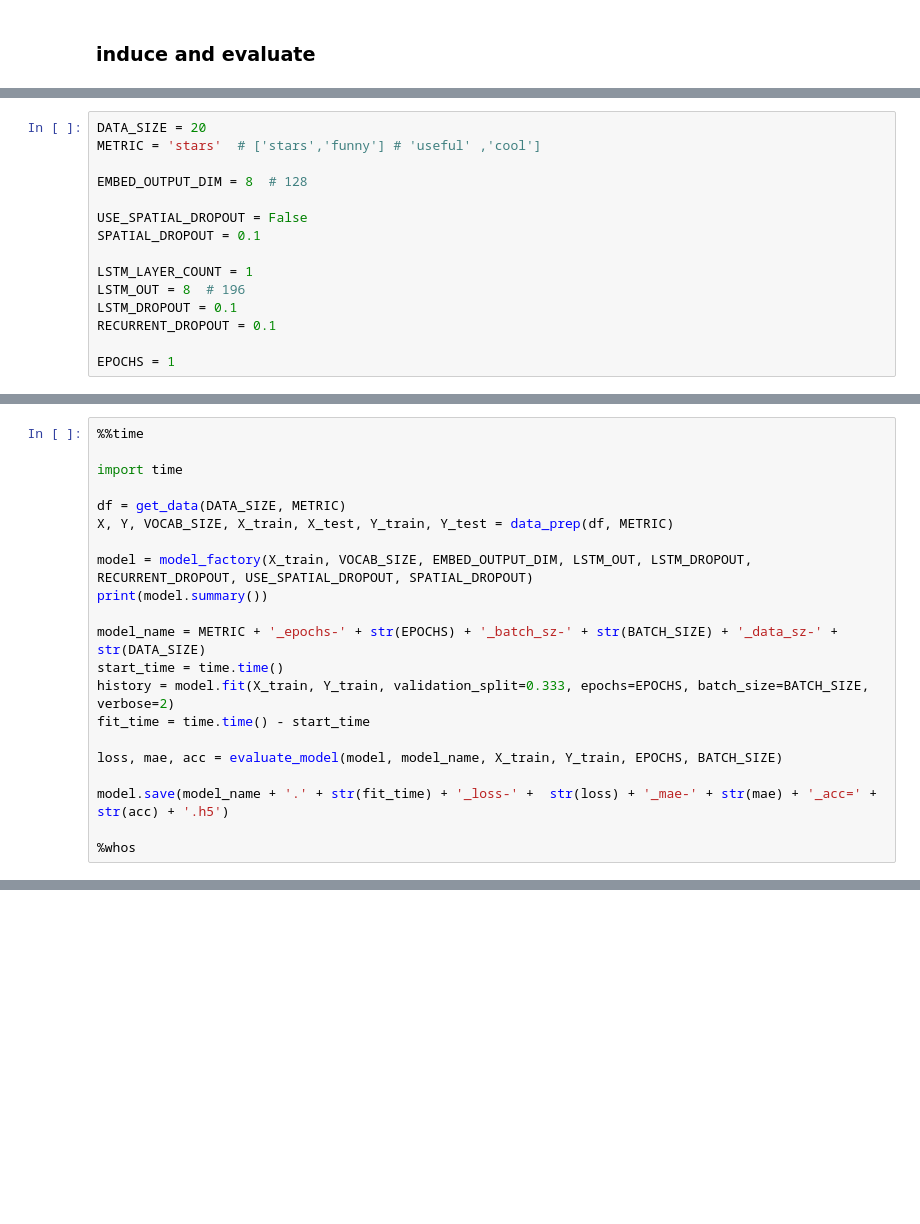
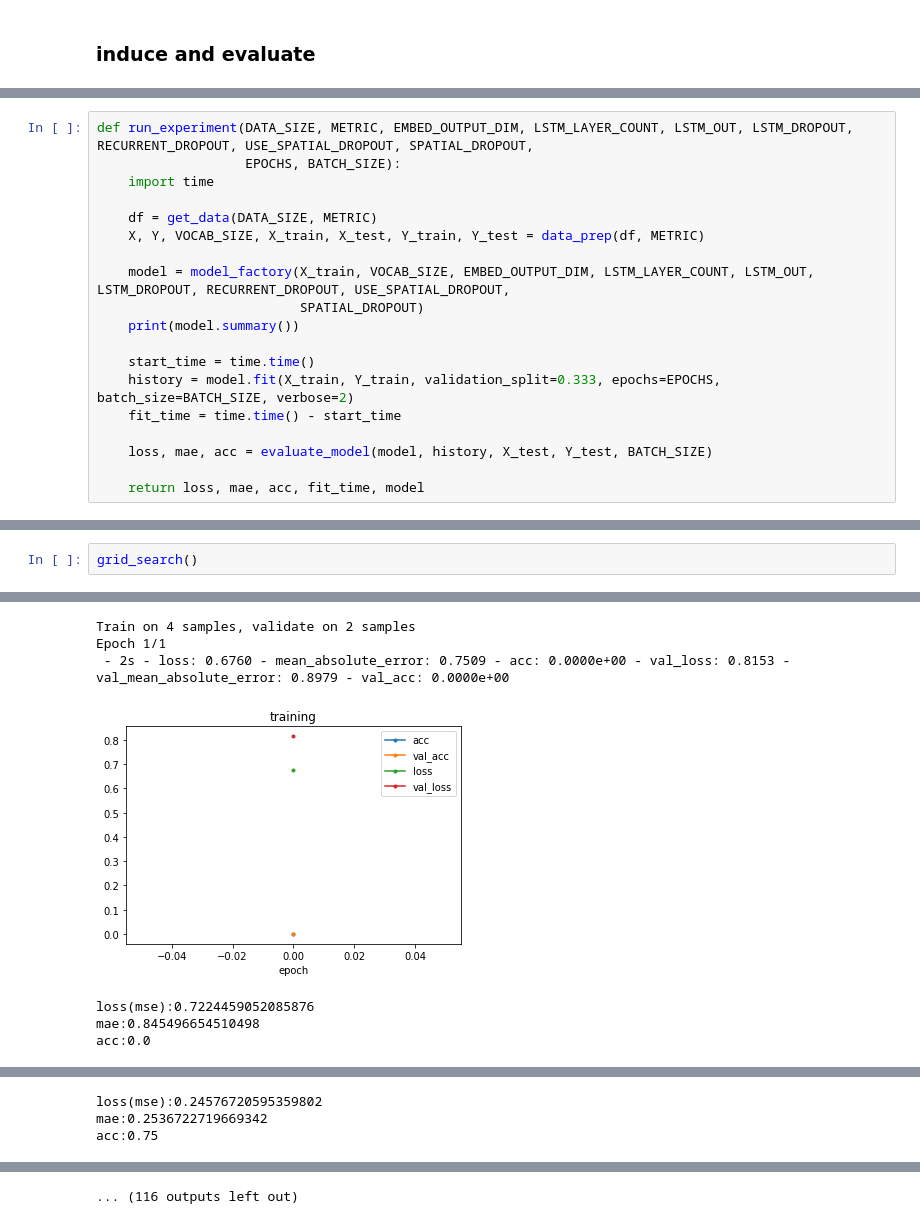
Before and after one commit to will-hill/Yelp_NLP, a Jupyter notebook: 4.Grid_Search_Parameters.ipynb, the cells around one changed output, grey strips where cells are left out. Cells and saved outputs as stored; diff of their text form; blank space fills up the shorter version.

Commit message:
wrote lots of code around saving results and models for re-use

```diff
--- a/4.Grid_Search_Parameters.ipynb
+++ b/4.Grid_Search_Parameters.ipynb
@@ -105,15 +115,0 @@ def evaluate(model, model_name, X_train, Y_train, EPOCHS, BATCH_SIZE):
-# %%
-DATA_SIZE = 20
-METRIC = 'stars'  # ['stars','funny'] # 'useful' ,'cool']
-
-EMBED_OUTPUT_DIM = 8  # 128
-
-USE_SPATIAL_DROPOUT = False
-SPATIAL_DROPOUT = 0.1
-
-LSTM_LAYER_COUNT = 1
-LSTM_OUT = 8  # 196
-LSTM_DROPOUT = 0.1
-RECURRENT_DROPOUT = 0.1
-
-EPOCHS = 1
@@ -122,21 +118,19 @@ EPOCHS = 1
 # %%
-%%time
+def run_experiment(DATA_SIZE, METRIC, EMBED_OUTPUT_DIM, LSTM_LAYER_COUNT, LSTM_OUT, LSTM_DROPOUT, RECURRENT_DROPOUT, USE_SPATIAL_DROPOUT, SPATIAL_DROPOUT,
+                   EPOCHS, BATCH_SIZE):
+    import time
 
-import time
+    df = get_data(DATA_SIZE, METRIC)
+    X, Y, VOCAB_SIZE, X_train, X_test, Y_train, Y_test = data_prep(df, METRIC)
 
-df = get_data(DATA_SIZE, METRIC)
-X, Y, VOCAB_SIZE, X_train, X_test, Y_train, Y_test = data_prep(df, METRIC)
+    model = model_factory(X_train, VOCAB_SIZE, EMBED_OUTPUT_DIM, LSTM_LAYER_COUNT, LSTM_OUT, LSTM_DROPOUT, RECURRENT_DROPOUT, USE_SPATIAL_DROPOUT,
+                          SPATIAL_DROPOUT)
+    print(model.summary())
 
-model = model_factory(X_train, VOCAB_SIZE, EMBED_OUTPUT_DIM, LSTM_OUT, LSTM_DROPOUT, RECURRENT_DROPOUT, USE_SPATIAL_DROPOUT, SPATIAL_DROPOUT)
-print(model.summary())
+    start_time = time.time()
+    history = model.fit(X_train, Y_train, validation_split=0.333, epochs=EPOCHS, batch_size=BATCH_SIZE, verbose=2)
+    fit_time = time.time() - start_time
 
-model_name = METRIC + '_epochs-' + str(EPOCHS) + '_batch_sz-' + str(BATCH_SIZE) + '_data_sz-' + str(DATA_SIZE)
-start_time = time.time()
-history = model.fit(X_train, Y_train, validation_split=0.333, epochs=EPOCHS, batch_size=BATCH_SIZE, verbose=2)
-fit_time = time.time() - start_time
+    loss, mae, acc = evaluate_model(model, history, X_test, Y_test, BATCH_SIZE)
 
-loss, mae, acc = evaluate_model(model, model_name, X_train, Y_train, EPOCHS, BATCH_SIZE)
-
-model.save(model_name + '.' + str(fit_time) + '_loss-' +  str(loss) + '_mae-' + str(mae) + '_acc=' + str(acc) + '.h5')
-
-%whos
+    return loss, mae, acc, fit_time, model
@@ -160,0 +215,3 @@ Wall time: 1.6 s
+# %%
+grid_search()
+# %% [output]
@@ -160,0 +247,7 @@ Wall time: 1.6 s
+Train on 4 samples, validate on 2 samples
+Epoch 1/1
+ - 2s - loss: 0.6760 - mean_absolute_error: 0.7509 - acc: 0.0000e+00 - val_loss: 0.8153 - val_mean_absolute_error: 0.8979 - val_acc: 0.0000e+00
+[figure, added]
+loss(mse):0.7224459052085876
+mae:0.845496654510498
+acc:0.0
@@ -160,0 +273,3 @@ Wall time: 1.6 s
+loss(mse):0.24576720595359802
+mae:0.2536722719669342
+acc:0.75
@@ -160,0 +294 @@ Wall time: 1.6 s
+... (116 outputs left out)
```
Also changed, not shown: parts of 11 cells of this notebook, 10 other files.
